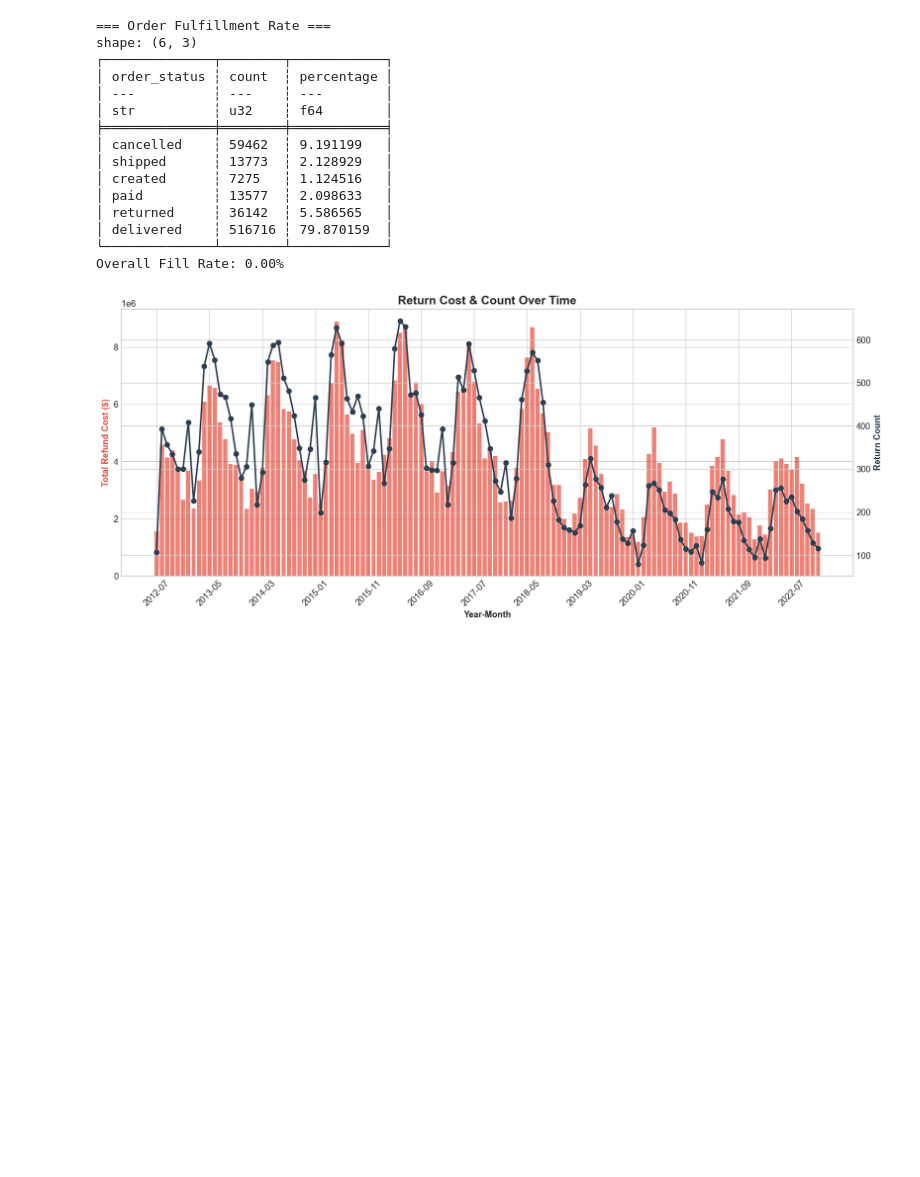
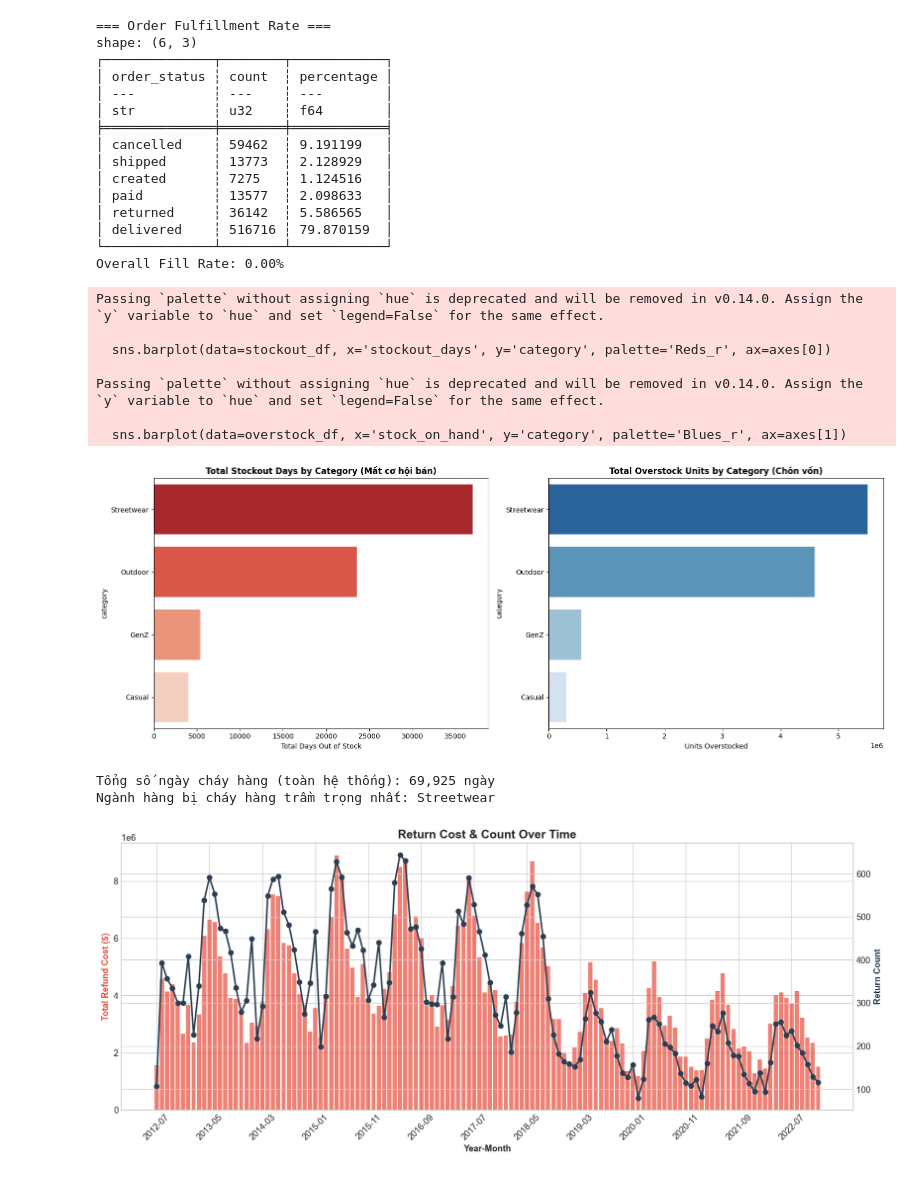
Before and after one commit to khanhnq35/Datathon_Outliers, a Jupyter notebook: notebooks/M4_descriptive_diagostic.ipynb, the cells around one changed output. Cells and saved outputs as stored; diff of their text form; code cells hidden in the pictures; blank space fills up the shorter version.

Commit message:
feat: add diagnostic EDA for inventory and web traffic

```diff
--- a/notebooks/M4_descriptive_diagostic.ipynb
+++ b/notebooks/M4_descriptive_diagostic.ipynb
@@ -218,6 +218,58 @@ shape: (6, 3)
 │ delivered    ┆ 516716 ┆ 79.870159  │
 └──────────────┴────────┴────────────┘
 Overall Fill Rate: 0.00%
+# %%
+# ============================================================
+# CELL: Inventory Diagnostic (Stockout vs Overstock Analysis)
+# ============================================================
+import polars as pl
+import matplotlib.pyplot as plt
+import seaborn as sns
+import sys, os
+
+sys.path.append(os.path.abspath(os.path.join("..", "src")))
+from data_loader import DataLoader
+inventory = DataLoader().load("inventory")
+inv_pd = inventory.to_pandas()
+
+fig, axes = plt.subplots(1, 2, figsize=(16, 6))
+
+# 1. Phân tích Cháy hàng (Stockout) - Tần suất cháy hàng theo Category
+# Đếm tổng số 'stockout_days' theo từng Category
+stockout_df = inv_pd.groupby('category')['stockout_days'].sum().reset_index()
+stockout_df = stockout_df.sort_values('stockout_days', ascending=False)
+
+sns.barplot(data=stockout_df, x='stockout_days', y='category', palette='Reds_r', ax=axes[0])
+axes[0].set_title("Total Stockout Days by Category (Mất cơ hội bán)", fontweight="bold")
+axes[0].set_xlabel("Total Days Out of Stock")
+
+# 2. Phân tích Ứ đọng (Overstock) - Hàng tồn quá nhiều
+# Lấy các dòng có overstock_flag == 1 (hoặc True), tính tổng stock_on_hand
+overstock_df = inv_pd[inv_pd['overstock_flag'] == 1].groupby('category')['stock_on_hand'].sum().reset_index()
+overstock_df = overstock_df.sort_values('stock_on_hand', ascending=False)
+
+sns.barplot(data=overstock_df, x='stock_on_hand', y='category', palette='Blues_r', ax=axes[1])
+axes[1].set_title("Total Overstock Units by Category (Chôn vốn)", fontweight="bold")
+axes[1].set_xlabel("Units Overstocked")
+
+plt.tight_layout()
+plt.show()
+
+# Tính nhanh một số liệu để viết báo cáo:
+total_stockout = stockout_df['stockout_days'].sum()
+print(f"Tổng số ngày cháy hàng (toàn hệ thống): {total_stockout:,.0f} ngày")
+print(f"Ngành hàng bị cháy hàng trầm trọng nhất: {stockout_df.iloc[0]['category']}")
+# %% [output]
+Passing `palette` without assigning `hue` is deprecated and will be removed in v0.14.0. Assign the `y` variable to `hue` and set `legend=False` for the same effect.
+
+  sns.barplot(data=stockout_df, x='stockout_days', y='category', palette='Reds_r', ax=axes[0])
+
+Passing `palette` without assigning `hue` is deprecated and will be removed in v0.14.0. Assign the `y` variable to `hue` and set `legend=False` for the same effect.
+
+  sns.barplot(data=overstock_df, x='stock_on_hand', y='category', palette='Blues_r', ax=axes[1])
+[figure, added]
+Tổng số ngày cháy hàng (toàn hệ thống): 69,925 ngày
+Ngành hàng bị cháy hàng trầm trọng nhất: Streetwear
 # %%
 # ============================================================
 # CELL 7: 3.3 — Return Cost Overview
```
Also changed, not shown: parts of 1 cell of this notebook, 1 other file.
